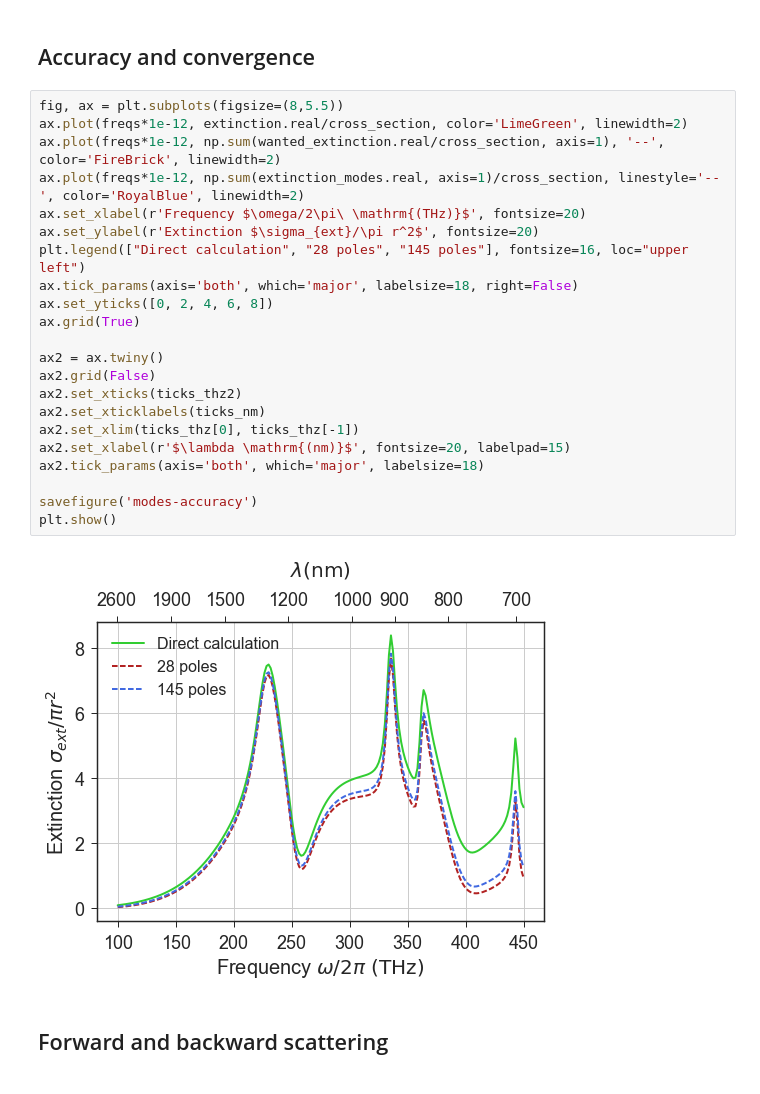
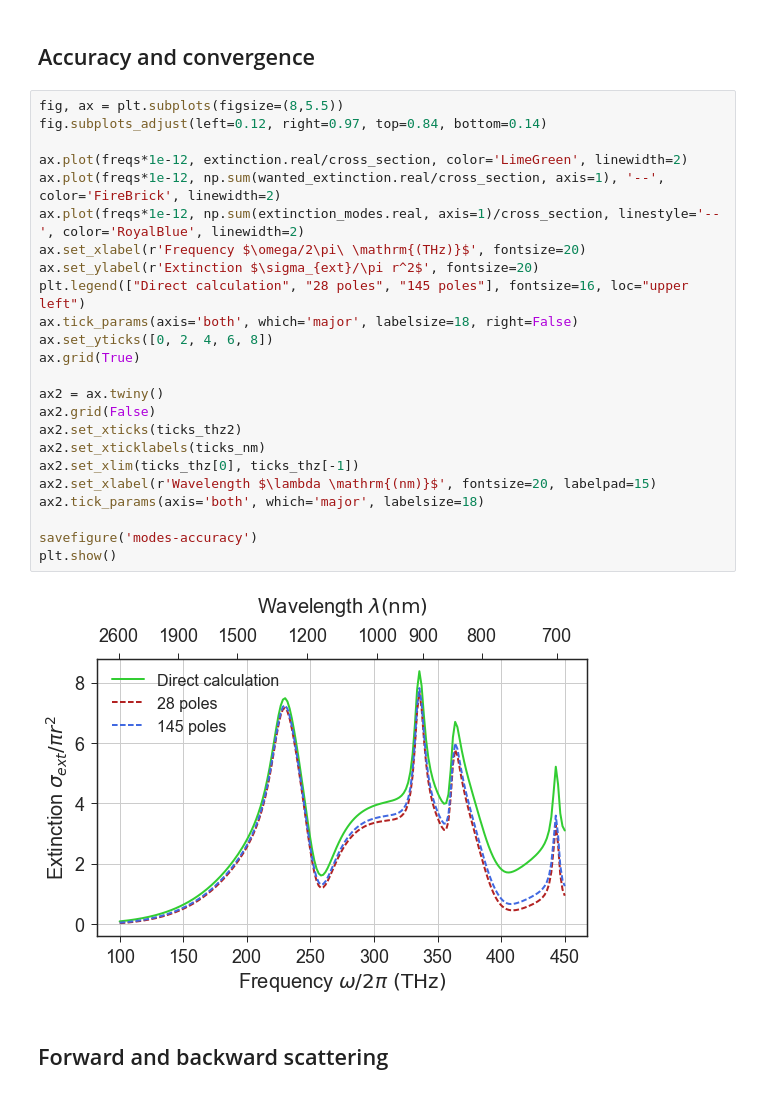
Before and after one commit to DavidPowell/DielectricDiskPaper, a Jupyter notebook: Generate figures.ipynb, the cells around one changed output. Cells and saved outputs as stored; diff of their text form.

Commit message:
Updated all calculations for holey disks and elliptical cylinders. Automated VTk generation of 3D png plots. Updated all notebooks to generate figures.

```diff
--- a/Generate figures.ipynb
+++ b/Generate figures.ipynb
@@ -390,28 +376,30 @@ with sns.color_palette(palette_modes):
 ## Accuracy and convergence
 # %%
 fig, ax = plt.subplots(figsize=(8,5.5))
+fig.subplots_adjust(left=0.12, right=0.97, top=0.84, bottom=0.14)
+
 ax.plot(freqs*1e-12, extinction.real/cross_section, color='LimeGreen', linewidth=2)
 ax.plot(freqs*1e-12, np.sum(wanted_extinction.real/cross_section, axis=1), '--', color='FireBrick', linewidth=2)
 ax.plot(freqs*1e-12, np.sum(extinction_modes.real, axis=1)/cross_section, linestyle='--', color='RoyalBlue', linewidth=2)
 ax.set_xlabel(r'Frequency $\omega/2\pi\ \mathrm{(THz)}$', fontsize=20)
 ax.set_ylabel(r'Extinction $\sigma_{ext}/\pi r^2$', fontsize=20)
 plt.legend(["Direct calculation", "28 poles", "145 poles"], fontsize=16, loc="upper left")
 ax.tick_params(axis='both', which='major', labelsize=18, right=False)
 ax.set_yticks([0, 2, 4, 6, 8])
 ax.grid(True)
 
 ax2 = ax.twiny()
 ax2.grid(False)
 ax2.set_xticks(ticks_thz2)
 ax2.set_xticklabels(ticks_nm)
 ax2.set_xlim(ticks_thz[0], ticks_thz[-1])
-ax2.set_xlabel(r'$\lambda \mathrm{(nm)}$', fontsize=20, labelpad=15)
+ax2.set_xlabel(r'Wavelength $\lambda \mathrm{(nm)}$', fontsize=20, labelpad=15)
 ax2.tick_params(axis='both', which='major', labelsize=18)
 
 savefigure('modes-accuracy')
 plt.show()
 # %% [output]
-[figure, old version]
+[figure, new version]
 # %% [markdown]
 ## Forward and backward scattering
 # %%
```
Also changed, not shown: parts of 9 cells of this notebook, 50 other files.
